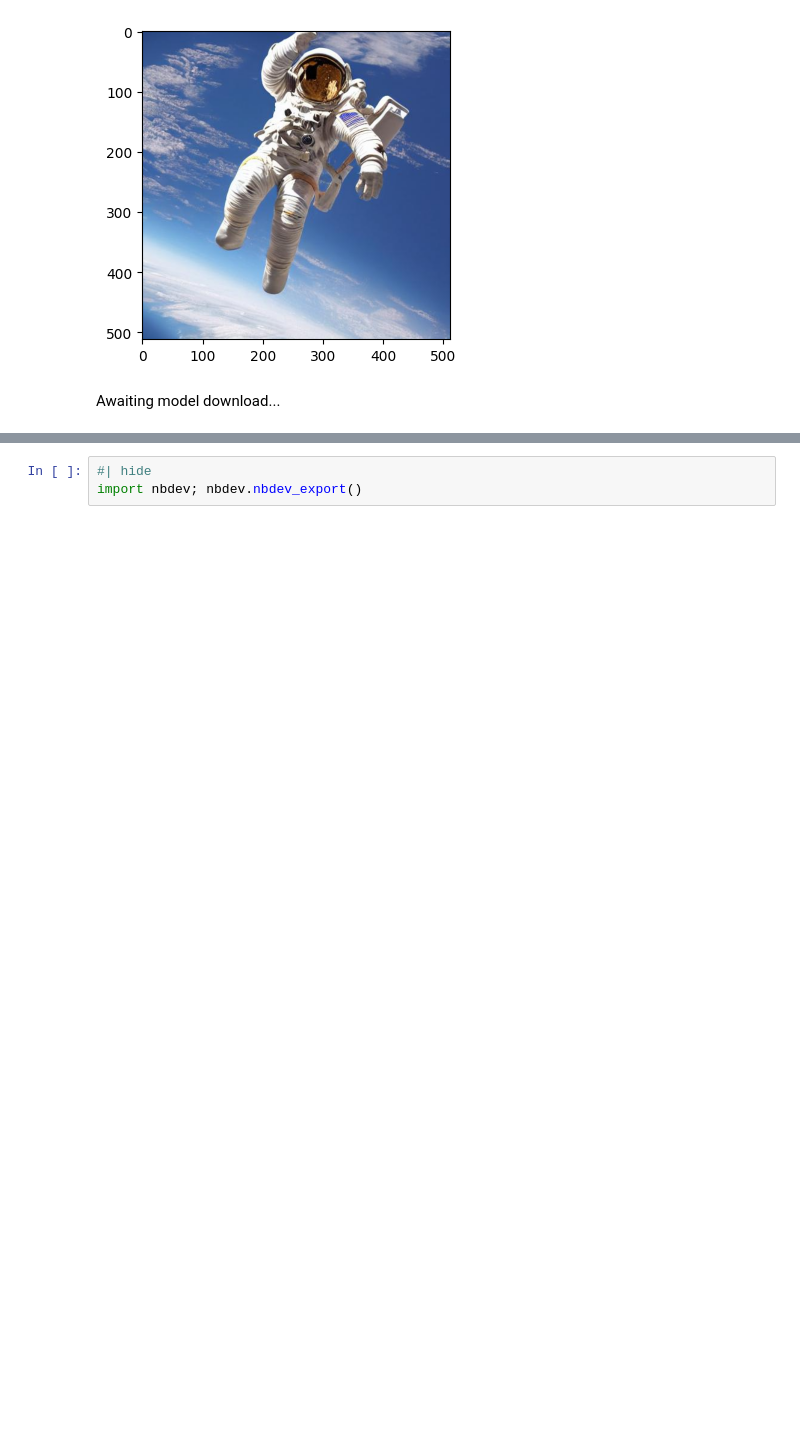
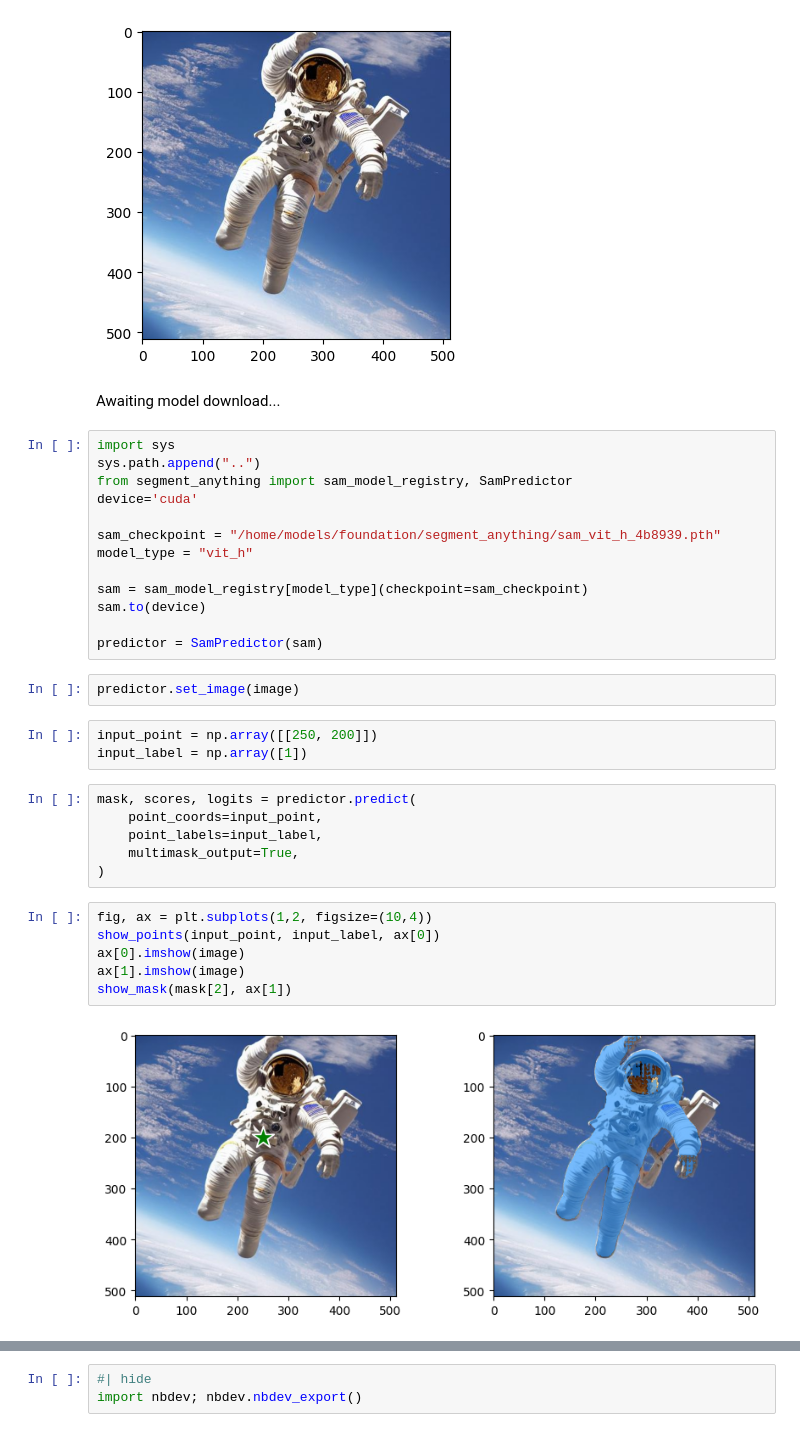
Before and after one commit to superolly/dragon_diffusion, a Jupyter notebook: nbs/01_masks.ipynb, the cells around one changed output, grey strips where cells are left out. Cells and saved outputs as stored; diff of their text form; blank space fills up the shorter version.

Commit message:
sam mask

```diff
--- a/nbs/01_masks.ipynb
+++ b/nbs/01_masks.ipynb
@@ -317,3 +317,35 @@ plt.show()
 [figure]
 # %% [markdown]
 Awaiting model download...
+# %%
+import sys
+sys.path.append("..")
+from segment_anything import sam_model_registry, SamPredictor
+device='cuda'
+
+sam_checkpoint = "/home/models/foundation/segment_anything/sam_vit_h_4b8939.pth"
+model_type = "vit_h"
+
+sam = sam_model_registry[model_type](checkpoint=sam_checkpoint)
+sam.to(device)
+
+predictor = SamPredictor(sam)
+# %%
+predictor.set_image(image)
+# %%
+input_point = np.array([[250, 200]])
+input_label = np.array([1])
+# %%
+mask, scores, logits = predictor.predict(
+    point_coords=input_point,
+    point_labels=input_label,
+    multimask_output=True,
+)
+# %%
+fig, ax = plt.subplots(1,2, figsize=(10,4))
+show_points(input_point, input_label, ax[0])
+ax[0].imshow(image)
+ax[1].imshow(image)
+show_mask(mask[2], ax[1])
+# %% [output]
+[figure, added]
```
Also changed, not shown: parts of 17 cells of this notebook, 5 other files.
